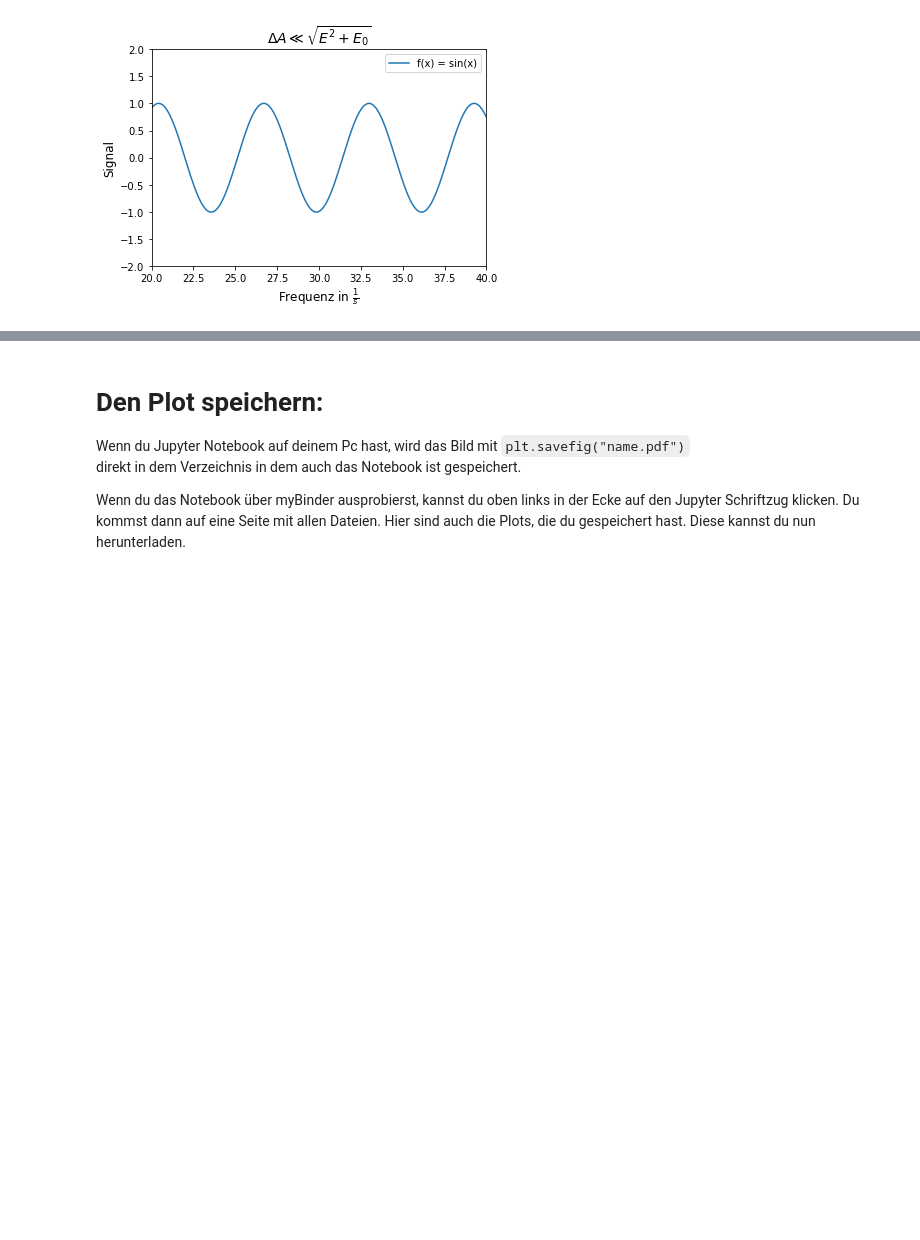
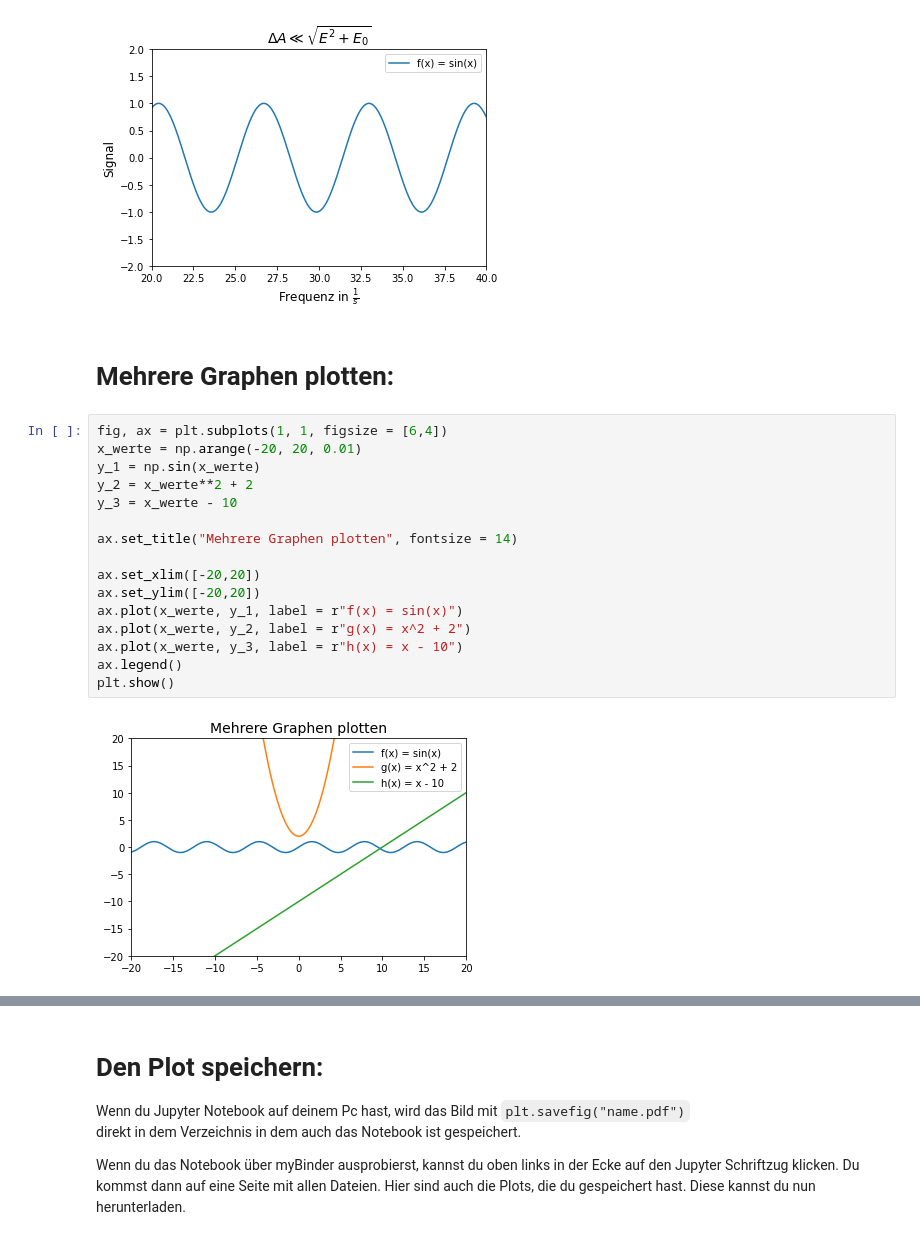
Before and after one commit to NadjaLessing/Schuelerkontaktstudium, a Jupyter notebook: Plotten_fuer_schueler.ipynb, the cells around one changed output, grey strips where cells are left out. Cells and saved outputs as stored; diff of their text form; blank space fills up the shorter version.

Commit message:
Add multiple Graphs example

```diff
--- a/Plotten_fuer_schueler.ipynb
+++ b/Plotten_fuer_schueler.ipynb
@@ -187,3 +192,23 @@ ax.legend()
 plt.show()
 # %% [output]
 [figure]
+# %% [markdown]
+# Mehrere Graphen plotten:
+# %%
+fig, ax = plt.subplots(1, 1, figsize = [6,4])
+x_werte = np.arange(-20, 20, 0.01)
+y_1 = np.sin(x_werte)
+y_2 = x_werte**2 + 2
+y_3 = x_werte - 10
+
+ax.set_title("Mehrere Graphen plotten", fontsize = 14)
+
+ax.set_xlim([-20,20])
+ax.set_ylim([-20,20])
+ax.plot(x_werte, y_1, label = r"f(x) = sin(x)")
+ax.plot(x_werte, y_2, label = r"g(x) = x^2 + 2")
+ax.plot(x_werte, y_3, label = r"h(x) = x - 10")
+ax.legend()
+plt.show()
+# %% [output]
+[figure, added]
```
Also changed, not shown: parts of 5 cells of this notebook.
